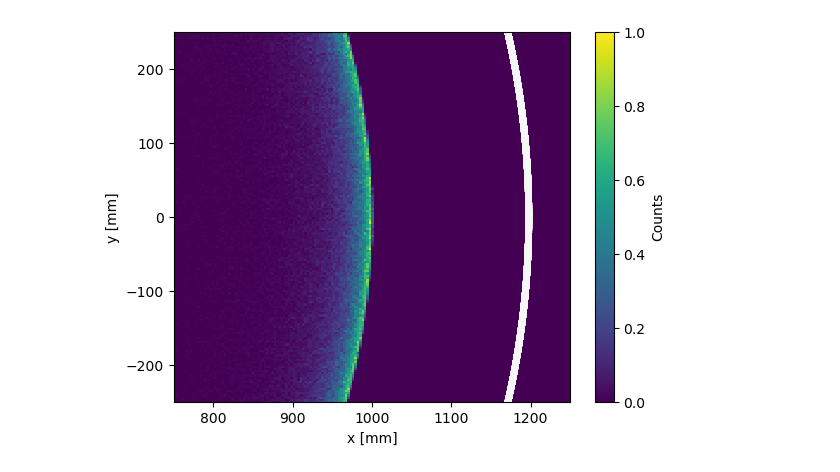
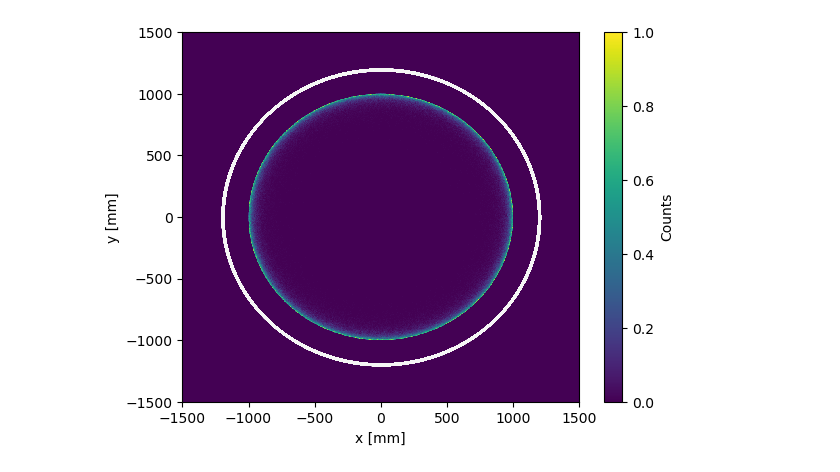
Before and after one commit to acolijn/G4FastSim, a Jupyter notebook: notebook/analysis.ipynb, the cells around one changed output. Cells and saved outputs as stored; diff of their text form; code cells hidden in the pictures.

```diff
--- a/notebook/analysis.ipynb
+++ b/notebook/analysis.ipynb
@@ -4,8 +4,9 @@ import matplotlib.pyplot as plt
 import uproot
 import awkward as ak
 # %%
-filename = "/data/xenon/acolijn/G4FastSim/fast/fastsim_max100keV.root"
+filename = "/data/xenon/acolijn/G4FastSim/fast/fastsim_max500keV.root"
 #filename = "/data/xenon/acolijn/G4FastSim/fast/fastsim_all.root"
+#filename = "/data/xenon/acolijn/G4FastSim/fast/fastsim_double.root"
 
 #filename = "/data/xenon/acolijn/G4FastSim/standard/standard.root"
 
@@ -14,28 +15,32 @@ ev = file["ev"].arrays()
 # %%
 
 cut = (abs(ev['zp']) < 1000.0)
 xh =ak.to_numpy(ak.flatten(ev['xh'][cut]))
 yh =ak.to_numpy(ak.flatten(ev['yh'][cut]))
 eh =ak.to_numpy(ak.flatten(ev['eh'][cut]))
 w = ak.to_numpy(ev['w'][cut])
 
 # I now want a 2D histogram of xh vs yh
-h =plt.hist2d(xh,yh,bins=1000,range=((-1500,1500),(-1500,1500)))
+h =plt.hist2d(xh,yh, bins=1000,range=((-1500,1500),(-1500,1500)))
 
 # Apply the cut to the data
 zcut = (abs(ev['zp']) < 1000.0)
 # Convert 'xp' and 'yp' branches to arrays and apply the boolean mask
 xp = ak.to_numpy(ev['xp'][zcut])
 yp = ak.to_numpy(ev['yp'][zcut])
 
 # Create scatter plot of primary interaction points
 plt.scatter(xp, yp, marker='.', color='white', s=0.02)
 
 plt.xlabel('x [mm]')
 plt.ylabel('y [mm]')
 plt.colorbar(label='Counts')
-plt.xlim(750,1250)
-plt.ylim(-250,250)
+#plt.xlim(750,1250)
+#plt.ylim(-250,250)
+
+#cut = (abs(ev['ev'] <100))
+#plt.scatter(ak.to_numpy(ak.flatten(ev['xh'][cut])),ak.to_numpy(ak.flatten(ev['yh'][cut])),marker='.',color='red',s=2)
+
 plt.show()
 # %% [output]
-[figure, old version]
+[figure, new version]
```
Also changed, not shown: parts of 4 cells of this notebook, 10 other files.
